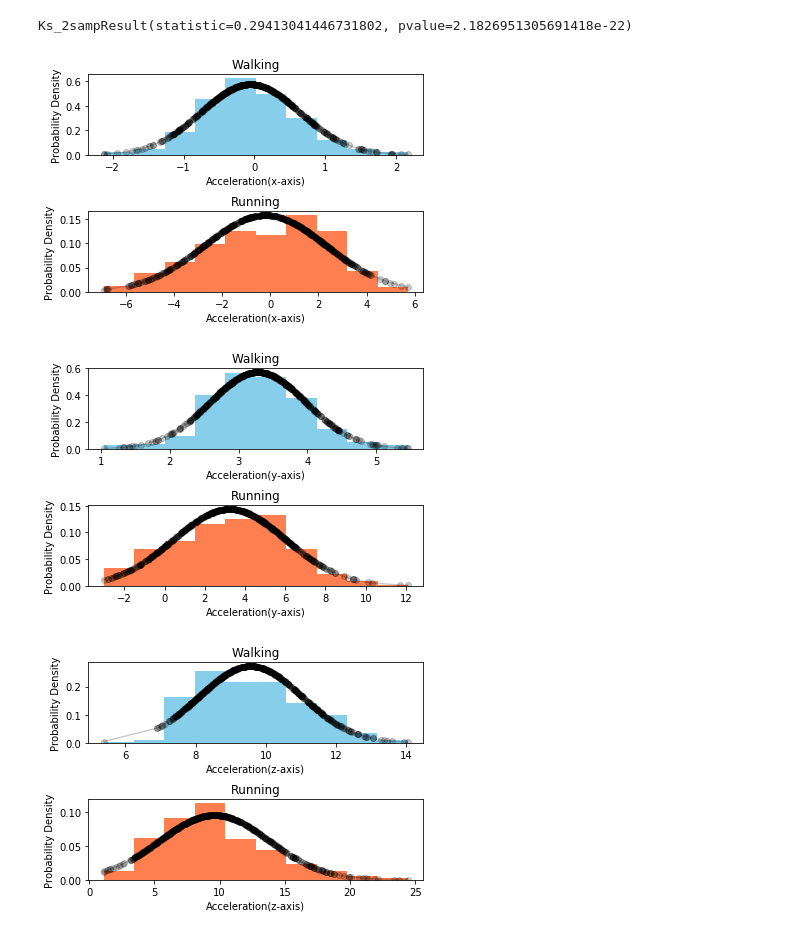
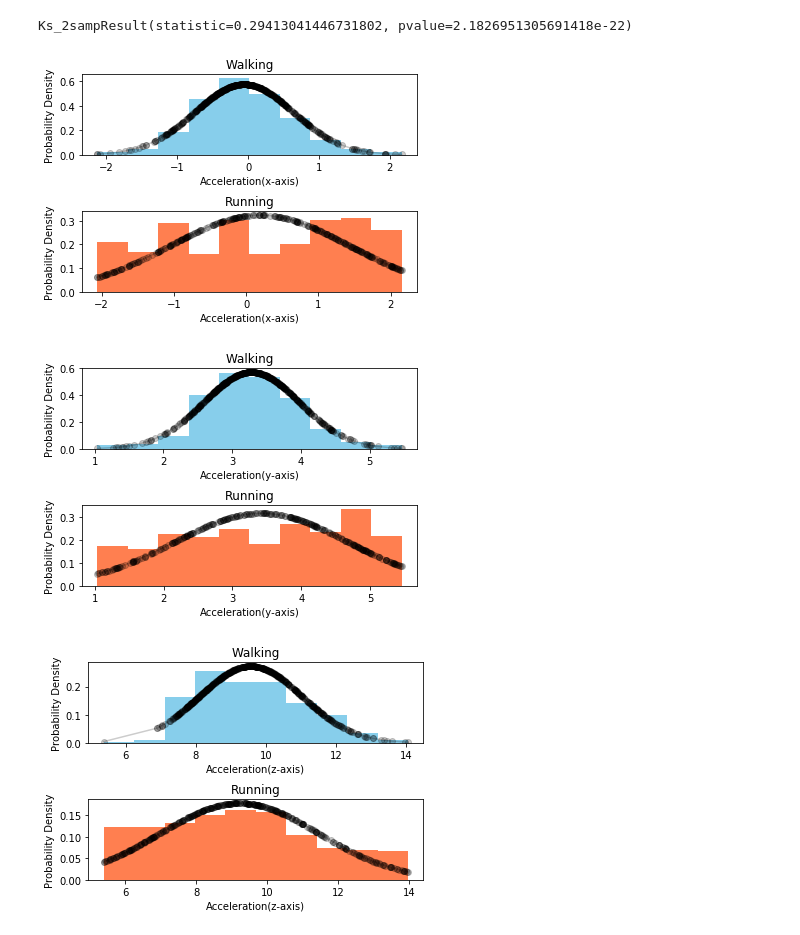
Before and after one commit to bkommineni/Activity-Recognition-Using-Sensordata, a Jupyter notebook: Jupyter_Notebooks/kstest_walk_run.ipynb, the cells around one changed output. Saved outputs shown, nothing was run; the diff lists cells and outputs as text; code cells hidden in the pictures.

Commit message:
kstest-visualizations-scale changes to see distributions clearly

```diff
--- a/Jupyter_Notebooks/kstest_walk_run.ipynb
+++ b/Jupyter_Notebooks/kstest_walk_run.ipynb
@@ -78,30 +78,35 @@ Ks_2sampResult(statistic=0.29413041446731802, pvalue=2.1826951305691418e-22)
 # %%
 import numpy as np
 import scipy.stats as stats
 import pylab as pl
 import matplotlib.pyplot as plt
 
 pl.subplot(2,1,1)
 sort_x_walk = sorted(x_walk)  #sorted
 fit = stats.norm.pdf(sort_x_walk, np.mean(sort_x_walk), np.std(sort_x_walk))  #this is a fitting indeed
 pl.plot(sort_x_walk,fit,'-o',color='black',alpha=0.2)
 pl.xlabel('Acceleration(x-axis)')
 pl.ylabel('Probability Density')
 pl.hist(sort_x_walk,normed=True,color='skyblue')#use this to draw histogram of your data
 pl.title('Walking')
 
 pl.subplot(2,1,2)
 sort_x_run = sorted(x_run)  #sorted
-fit = stats.norm.pdf(sort_x_run, np.mean(sort_x_run), np.std(sort_x_run))  #this is a fitting indeed
-pl.plot(sort_x_run,fit,'-o',color='black',alpha=0.2)
-pl.hist(sort_x_run,normed=True,color='coral')      #use this to draw histogram of your data
+sort_x_run_np = np.array(sort_x_run)
+indices_arr = np.where(np.logical_and(sort_x_run_np>=sort_x_walk[0], sort_x_run_np<=sort_x_walk[len(sort_x_walk)-1]))
+first = indices_arr[0][0]
+last = indices_arr[0][len(indices_arr[0])-1]
+sort_x_run_mod = sort_x_run_np[first:last]
+fit = stats.norm.pdf(sort_x_run_mod, np.mean(sort_x_run_mod), np.std(sort_x_run_mod))  #this is a fitting
+pl.plot(sort_x_run_mod,fit,'-o',color='black',alpha=0.2)
+pl.hist(sort_x_run_mod,normed=True,color='coral')      #use this to draw histogram of your data
 pl.xlabel('Acceleration(x-axis)')
 pl.ylabel('Probability Density')
 pl.title('Running')
 pl.subplots_adjust(hspace=0.7)
 pl.savefig("./../Data-Visualization/images/X-distributions.png",dpi=1000)
 # %% [output]
-[figure, old version]
+[figure, new version]
 # %%
 import numpy as np
 import scipy.stats as stats
@@ -119,16 +124,21 @@ pl.hist(sort_y_walk,normed=True,color='skyblue')#use this to draw histogram of y
 
 pl.subplot(2,1,2)
 sort_y_run = sorted(y_run)  #sorted
-fit = stats.norm.pdf(sort_y_run, np.mean(sort_y_run), np.std(sort_y_run))  #this is a fitting indeed
-pl.plot(sort_y_run,fit,'-o',color='black',alpha=0.2)
+sort_y_run_np = np.array(sort_y_run)
+indices_arr = np.where(np.logical_and(sort_y_run_np>=sort_y_walk[0], sort_y_run_np<=sort_y_walk[len(sort_y_walk)-1]))
+first = indices_arr[0][0]
+last = indices_arr[0][len(indices_arr[0])-1]
+sort_y_run_mod = sort_y_run_np[first:last]
+fit = stats.norm.pdf(sort_y_run_mod, np.mean(sort_y_run_mod), np.std(sort_y_run_mod))  #this is a fitting
+pl.plot(sort_y_run_mod,fit,'-o',color='black',alpha=0.2)
+pl.hist(sort_y_run_mod,normed=True,color='coral')      #use this to draw histogram of your data
 pl.xlabel('Acceleration(y-axis)')
 pl.ylabel('Probability Density')
 pl.title('Running')
-pl.hist(sort_y_run,normed=True,color='coral')      #use this to draw histogram of your data
 pl.subplots_adjust(hspace=0.7)
 pl.savefig("./../Data-Visualization/images/Y-distributions.png",dpi=1000)
 # %% [output]
-[figure, old version]
+[figure, new version]
 # %%
 import numpy as np
 import scipy.stats as stats
@@ -146,13 +156,18 @@ pl.hist(sort_z_walk,normed=True,color='skyblue')#use this to draw histogram of y
 
 pl.subplot(2,1,2)
 sort_z_run = sorted(z_run)  #sorted
-fit = stats.norm.pdf(sort_z_run, np.mean(sort_z_run), np.std(sort_z_run))  #this is a fitting indeed
-pl.plot(sort_z_run,fit,'-o',color='black',alpha=0.2)
+sort_z_run_np = np.array(sort_z_run)
+indices_arr = np.where(np.logical_and(sort_z_run_np>=sort_z_walk[0], sort_z_run_np<=sort_z_walk[len(sort_z_walk)-1]))
+first = indices_arr[0][0]
+last = indices_arr[0][len(indices_arr[0])-1]
+sort_z_run_mod = sort_z_run_np[first:last]
+fit = stats.norm.pdf(sort_z_run_mod, np.mean(sort_z_run_mod), np.std(sort_z_run_mod))  #this is a fitting
+pl.plot(sort_z_run_mod,fit,'-o',color='black',alpha=0.2)
+pl.hist(sort_z_run_mod,normed=True,color='coral')      #use this to draw histogram of your data
 pl.xlabel('Acceleration(z-axis)')
 pl.ylabel('Probability Density')
 pl.title('Running')
-pl.hist(sort_z_run,normed=True,color='coral')      #use this to draw histogram of your data
 pl.subplots_adjust(hspace=0.7)
 pl.savefig("./../Data-Visualization/images/Z-distributions.png",dpi=1000)
 # %% [output]
-[figure, old version]
+[figure, new version]
```
Also changed, not shown: 3 other files.
